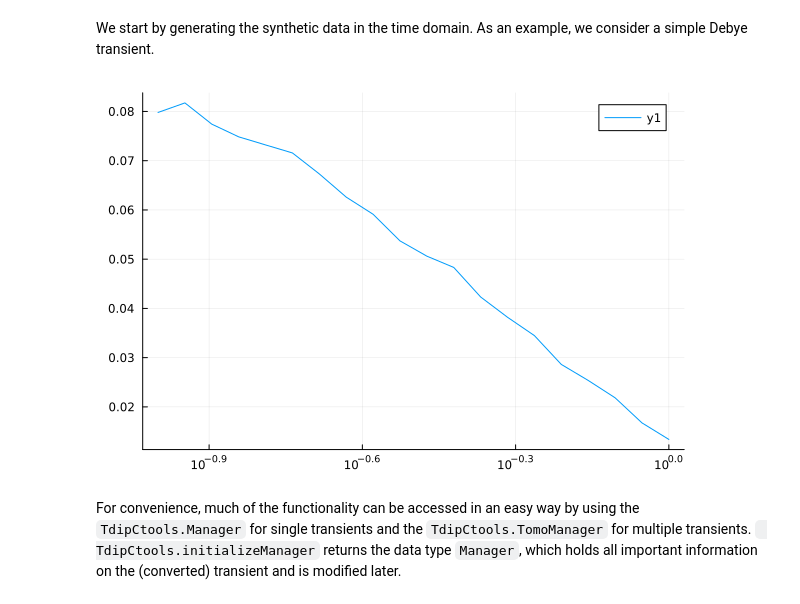
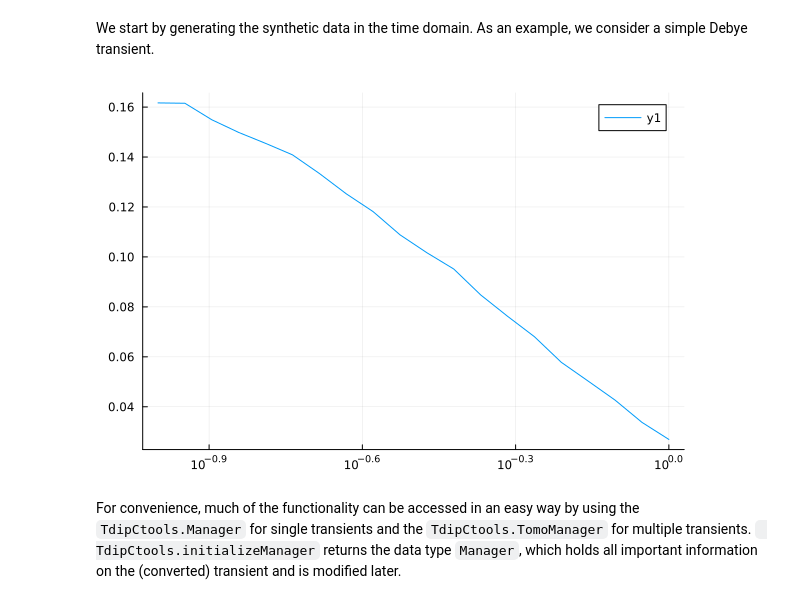
Before and after one commit to geophysics-ubonn/TdipCtools.jl, a Jupyter notebook: examples/conversion_of_transient.ipynb, the cells around one changed output. Saved outputs shown, nothing was run; the diff lists cells and outputs as text; code cells hidden in the pictures.

````diff
--- a/examples/conversion_of_transient.ipynb
+++ b/examples/conversion_of_transient.ipynb
@@ -15,24 +15,24 @@ We start by generating the synthetic data in the time domain. As an example, we
 # %%
 timesteps = 10.0 .^ (range(-1, 0, 20)) # generate 20 synthetic time steps
 
 tau = 0.5 # relaxation time
-r0 = 1.0 # dc measurement
+r0 = 2.0 # dc measurement
 chargeability = 0.1 # chargeability
 gamma = r0 * chargeability # product of dc measurement and chargeability
 
 std = 0.001 # absolute standard deviation of measurements on transient
 Random.seed!(1000)
 noise = Normal(0, std)
 noise_realization = rand(noise, length(timesteps)) # draw noise realization from normal distribution
 d = TdipCtools.debyeResponseTimeDomain(timesteps, gamma, tau) # generate clean transient
 d = d .+ noise_realization # generate synthetic data by adding the noise realization
 
 Cinv = Matrix{Float64}(I, (length(d), length(d))) .* (std^-2) # create the inverse data covariance matrix as a diagonal
                                                                 # matrix with squared standard deviations on diagonal.
 
 plot(timesteps, d, xscale=:log10) # plot the result
 # %% [output]
-[figure, old version]
+[figure, new version]
 # %% [markdown]
 For convenience, much of the functionality can be accessed in an easy way by using the ```TdipCtools.Manager``` for single transients and the ```TdipCtools.TomoManager``` for multiple transients. ``` TdipCtools.initializeManager``` returns the data type ```Manager```, which holds all important information on the (converted) transient and is modified later.
 # %%
````
Also changed, not shown: parts of 4 cells of this notebook.
